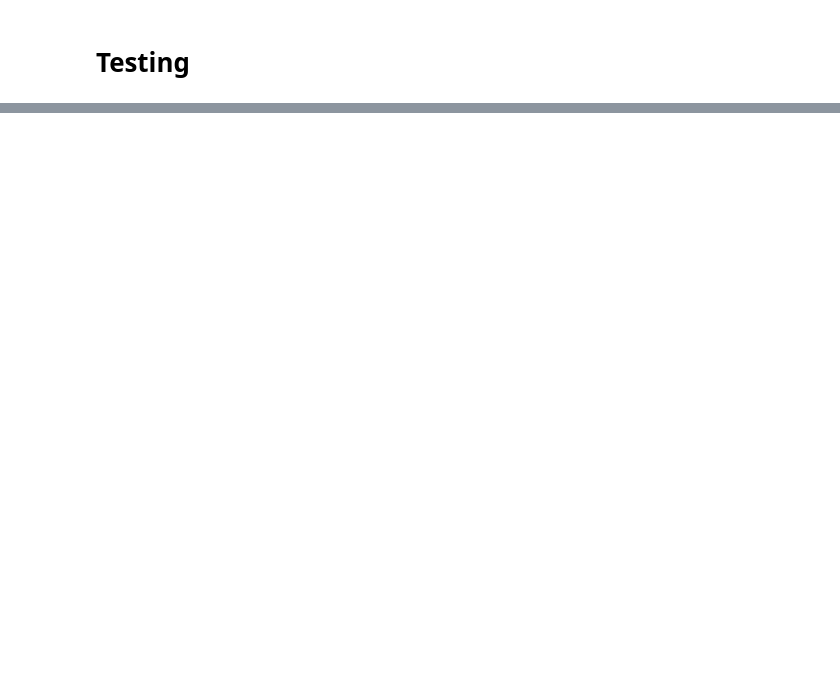
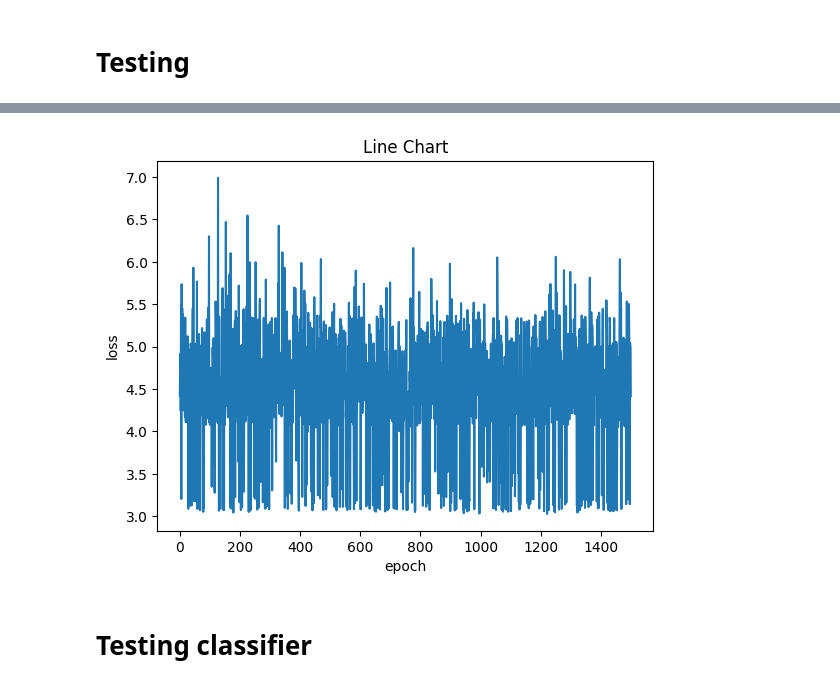
Before and after one commit to Lingfeng555/moe_edging, a Jupyter notebook: h.ipynb, the cells around one changed output, grey strips where cells are left out. Saved outputs shown, nothing was run; the diff lists cells and outputs as text; code cells hidden in the pictures; blank space fills up the shorter version.

```diff
--- a/h.ipynb
+++ b/h.ipynb
@@ -222,0 +193,28 @@ best
+# %%
+# Red neuronal simple con una capa oculta
+class Classifier(nn.Module):
+    def __init__(self):
+        super(Classifier, self).__init__()
+        self.fc1 = nn.Linear(2, 8)
+        self.relu = nn.ReLU()
+        self.fc2 = nn.Linear(8, 16)
+        self.fc3 = nn.Linear(16, 8)
+        self.fc4 = nn.Linear(8, 6)
+        self.sigmoid = nn.Sigmoid()
+
+    def forward(self, x):
+        x = self.fc1(x)
+        x = self.relu(x)
+        x = self.fc2(x)
+        x = self.relu(x)
+        x = self.fc3(x)
+        x = self.relu(x)
+        x = self.fc4(x)
+        #x = self.sigmoid(x)
+        return x
+# %%
+LEARNING_RATE = 0.00005
+EPOCH = 1500
+BATCH_SIZE = len(dataset)//2
+THREADS = 8
+dataloader = DataLoader(dataset=dataset, batch_size=BATCH_SIZE, shuffle=True, num_workers=THREADS)
@@ -222,0 +258,4 @@ best
+# %%
+classifier = Classifier().to("cuda")
+# %%
+loss, classifier = train(freezed_model=loaded_model,classifier=classifier, dataloader=dataloader, criterion=nn.CrossEntropyLoss(reduction="mean"), optimizer=torch.optim.Adam(classifier.parameters(), lr=LEARNING_RATE))
@@ -222,0 +280,10 @@ best
+# %%
+plt.plot(loss)
+plt.title("Line Chart")
+plt.xlabel("epoch")
+plt.ylabel("loss")
+plt.show()
+# %% [output]
+[figure, added]
+# %% [markdown]
+# Testing classifier
```
Also changed, not shown: parts of 16 cells of this notebook, 1 other file.
